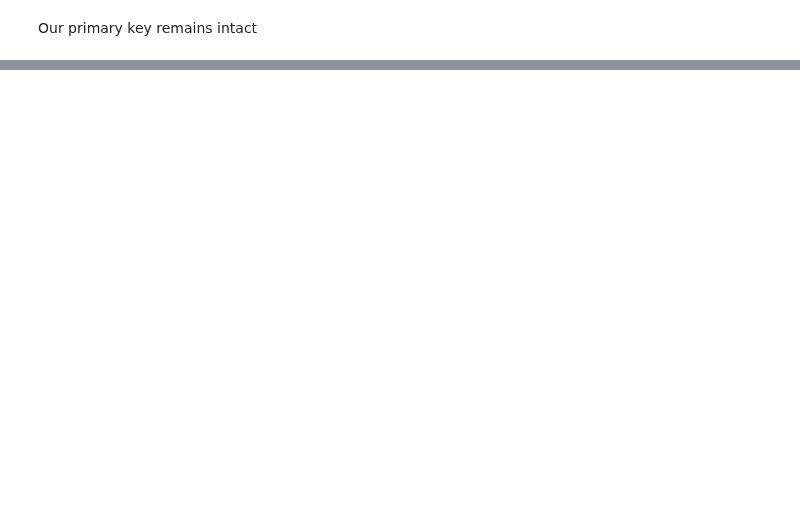
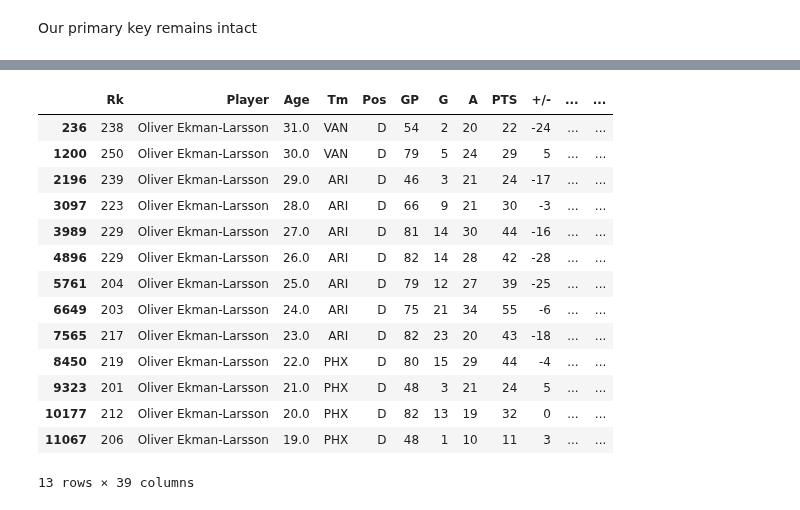
Before and after one commit to lukekerwin/DS-320_Project, a Jupyter notebook: Combined Contract and Player Data/Brian_Combined.ipynb, the cells around one changed output, grey strips where cells are left out. Cells and saved outputs as stored; diff of their text form; code cells hidden in the pictures; blank space fills up the shorter version.

```diff
--- a/Combined Contract and Player Data/Brian_Combined.ipynb
+++ b/Combined Contract and Player Data/Brian_Combined.ipynb
@@ -109,0 +350,10 @@ Our primary key remains intact
+# %%
+# Dropping duplicates
+Contracts = Contracts.drop_duplicates(subset=['Name', 'Age','Month'])
+
+# Resetting index after dropping duplicates
+Contracts = Contracts.reset_index(drop=True)
+
+# Check if there are any duplicates
+
+Contracts.groupby(['Name', 'Age', 'Month']).size().sort_values(ascending=False)
@@ -109,0 +411,3 @@ Our primary key remains intact
+# %%
+df = pd.merge(Stats, Contracts, how='left', left_on=['Player', 'year', 'Age'], right_on=['Name', 'Year', 'Age'])
+df
@@ -109,0 +445,18 @@ Our primary key remains intact
+# %%
+df[df['Player'] == 'Oliver Ekman-Larsson']
+# %% [output]
+|  | Rk | Player | Age | Tm | Pos | GP | G | A | PTS | +/- | ... | ... |
+| 236 | 238 | Oliver Ekman-Larsson | 31.0 | VAN | D | 54 | 2 | 20 | 22 | -24 | ... | ... |
+| 1200 | 250 | Oliver Ekman-Larsson | 30.0 | VAN | D | 79 | 5 | 24 | 29 | 5 | ... | ... |
+| 2196 | 239 | Oliver Ekman-Larsson | 29.0 | ARI | D | 46 | 3 | 21 | 24 | -17 | ... | ... |
+| 3097 | 223 | Oliver Ekman-Larsson | 28.0 | ARI | D | 66 | 9 | 21 | 30 | -3 | ... | ... |
+| 3989 | 229 | Oliver Ekman-Larsson | 27.0 | ARI | D | 81 | 14 | 30 | 44 | -16 | ... | ... |
+| 4896 | 229 | Oliver Ekman-Larsson | 26.0 | ARI | D | 82 | 14 | 28 | 42 | -28 | ... | ... |
+| 5761 | 204 | Oliver Ekman-Larsson | 25.0 | ARI | D | 79 | 12 | 27 | 39 | -25 | ... | ... |
+| 6649 | 203 | Oliver Ekman-Larsson | 24.0 | ARI | D | 75 | 21 | 34 | 55 | -6 | ... | ... |
+| 7565 | 217 | Oliver Ekman-Larsson | 23.0 | ARI | D | 82 | 23 | 20 | 43 | -18 | ... | ... |
+| 8450 | 219 | Oliver Ekman-Larsson | 22.0 | PHX | D | 80 | 15 | 29 | 44 | -4 | ... | ... |
+| 9323 | 201 | Oliver Ekman-Larsson | 21.0 | PHX | D | 48 | 3 | 21 | 24 | 5 | ... | ... |
+| 10177 | 212 | Oliver Ekman-Larsson | 20.0 | PHX | D | 82 | 13 | 19 | 32 | 0 | ... | ... |
+| 11067 | 206 | Oliver Ekman-Larsson | 19.0 | PHX | D | 48 | 1 | 10 | 11 | 3 | ... | ... |
+13 rows × 39 columns
```
Also changed, not shown: parts of 27 cells of this notebook.
